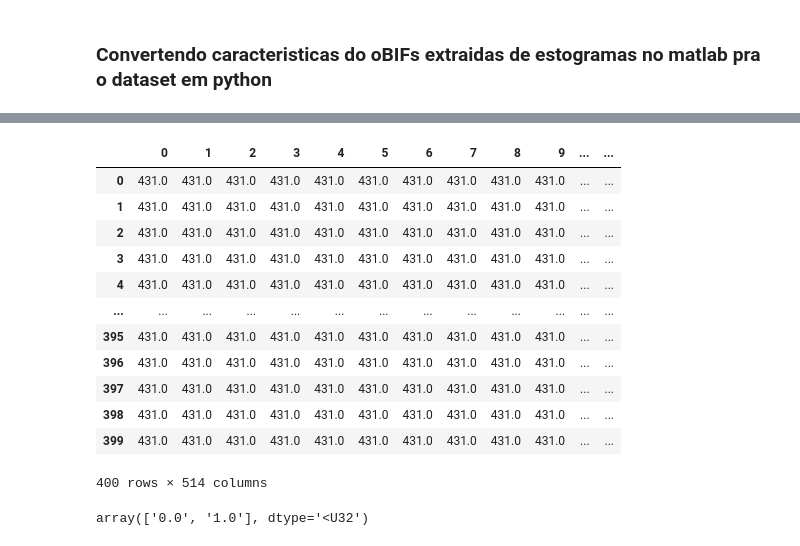
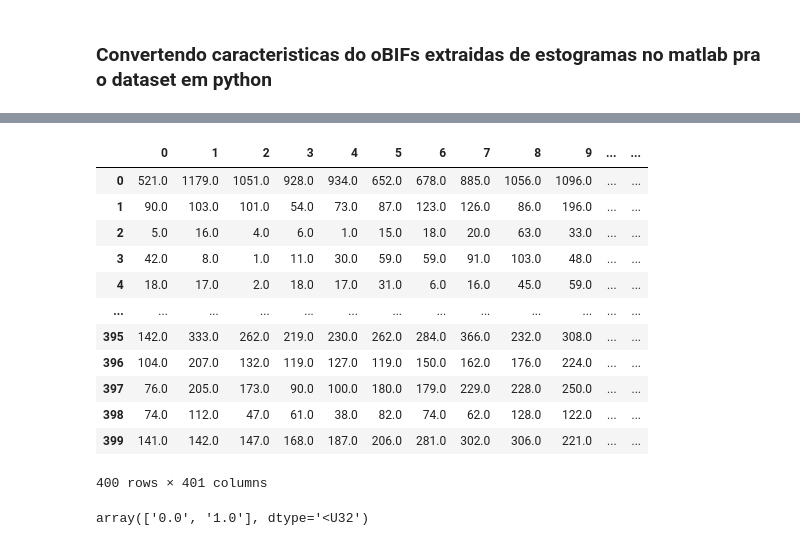
Before and after one commit to JessePires/Gender_Speech_Classification, a Jupyter notebook: gender_projetoFinalIA.ipynb, the cells around one changed output, grey strips where cells are left out. Drawn from its saved outputs; the diff is of its cells as text; code cells hidden in the pictures.

```diff
--- a/gender_projetoFinalIA.ipynb
+++ b/gender_projetoFinalIA.ipynb
@@ -47,18 +65,20 @@ file.close()
 # %%
 dataset_obifs = pd.read_csv('gender_dataset_obifs.csv', header=None)
+dataset_obifs_len = len(dataset_obifs.columns) - 1
+
 dataset_obifs
 # %% [output]
 |  | 0 | 1 | 2 | 3 | 4 | 5 | 6 | 7 | 8 | 9 | ... | ... |
-| 0 | 431.0 | 431.0 | 431.0 | 431.0 | 431.0 | 431.0 | 431.0 | 431.0 | 431.0 | 431.0 | ... | ... |
-| 1 | 431.0 | 431.0 | 431.0 | 431.0 | 431.0 | 431.0 | 431.0 | 431.0 | 431.0 | 431.0 | ... | ... |
-| 2 | 431.0 | 431.0 | 431.0 | 431.0 | 431.0 | 431.0 | 431.0 | 431.0 | 431.0 | 431.0 | ... | ... |
-| 3 | 431.0 | 431.0 | 431.0 | 431.0 | 431.0 | 431.0 | 431.0 | 431.0 | 431.0 | 431.0 | ... | ... |
-| 4 | 431.0 | 431.0 | 431.0 | 431.0 | 431.0 | 431.0 | 431.0 | 431.0 | 431.0 | 431.0 | ... | ... |
+| 0 | 521.0 | 1179.0 | 1051.0 | 928.0 | 934.0 | 652.0 | 678.0 | 885.0 | 1056.0 | 1096.0 | ... | ... |
+| 1 | 90.0 | 103.0 | 101.0 | 54.0 | 73.0 | 87.0 | 123.0 | 126.0 | 86.0 | 196.0 | ... | ... |
+| 2 | 5.0 | 16.0 | 4.0 | 6.0 | 1.0 | 15.0 | 18.0 | 20.0 | 63.0 | 33.0 | ... | ... |
+| 3 | 42.0 | 8.0 | 1.0 | 11.0 | 30.0 | 59.0 | 59.0 | 91.0 | 103.0 | 48.0 | ... | ... |
+| 4 | 18.0 | 17.0 | 2.0 | 18.0 | 17.0 | 31.0 | 6.0 | 16.0 | 45.0 | 59.0 | ... | ... |
 | ... | ... | ... | ... | ... | ... | ... | ... | ... | ... | ... | ... | ... |
-| 395 | 431.0 | 431.0 | 431.0 | 431.0 | 431.0 | 431.0 | 431.0 | 431.0 | 431.0 | 431.0 | ... | ... |
-| 396 | 431.0 | 431.0 | 431.0 | 431.0 | 431.0 | 431.0 | 431.0 | 431.0 | 431.0 | 431.0 | ... | ... |
-| 397 | 431.0 | 431.0 | 431.0 | 431.0 | 431.0 | 431.0 | 431.0 | 431.0 | 431.0 | 431.0 | ... | ... |
-| 398 | 431.0 | 431.0 | 431.0 | 431.0 | 431.0 | 431.0 | 431.0 | 431.0 | 431.0 | 431.0 | ... | ... |
-| 399 | 431.0 | 431.0 | 431.0 | 431.0 | 431.0 | 431.0 | 431.0 | 431.0 | 431.0 | 431.0 | ... | ... |
+| 395 | 142.0 | 333.0 | 262.0 | 219.0 | 230.0 | 262.0 | 284.0 | 366.0 | 232.0 | 308.0 | ... | ... |
+| 396 | 104.0 | 207.0 | 132.0 | 119.0 | 127.0 | 119.0 | 150.0 | 162.0 | 176.0 | 224.0 | ... | ... |
+| 397 | 76.0 | 205.0 | 173.0 | 90.0 | 100.0 | 180.0 | 179.0 | 229.0 | 228.0 | 250.0 | ... | ... |
+| 398 | 74.0 | 112.0 | 47.0 | 61.0 | 38.0 | 82.0 | 74.0 | 62.0 | 128.0 | 122.0 | ... | ... |
+| 399 | 141.0 | 142.0 | 147.0 | 168.0 | 187.0 | 206.0 | 281.0 | 302.0 | 306.0 | 221.0 | ... | ... |
-400 rows × 514 columns
+400 rows × 401 columns
 # %%
```
Also changed, not shown: parts of 8 cells of this notebook, 3 other files.
